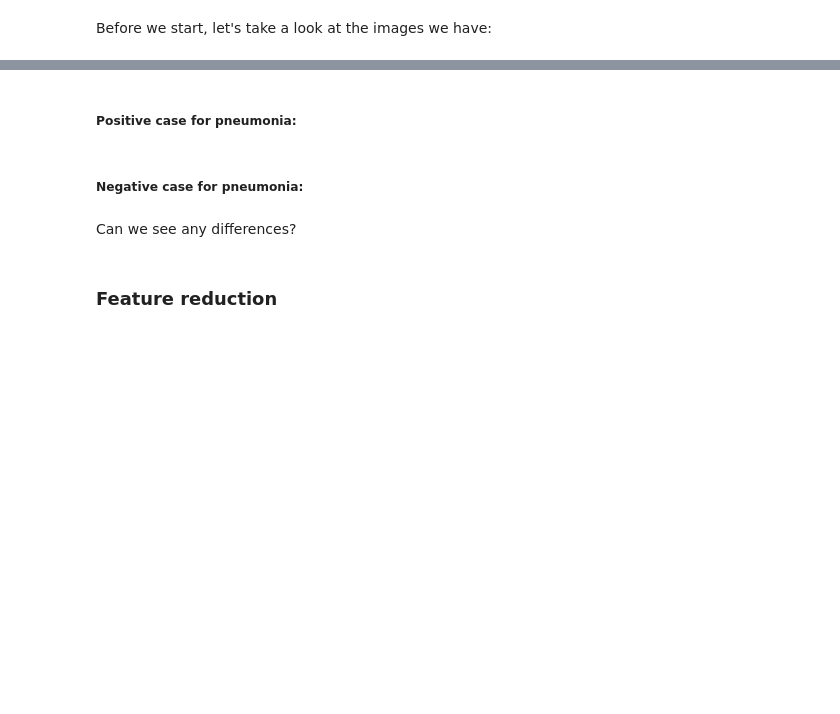
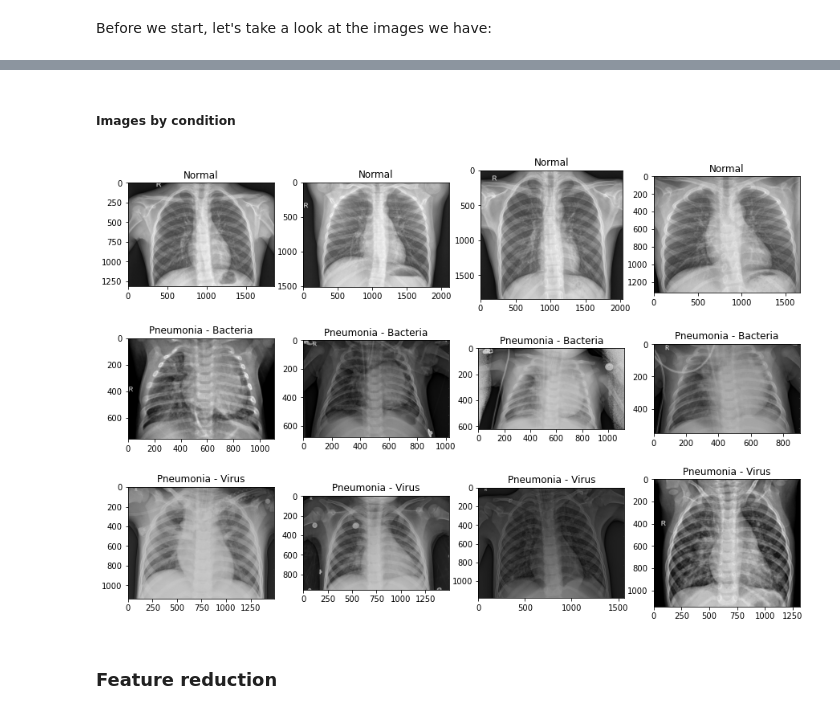
Before and after one commit to Zivbz/Kaggle---project---Xray-scans, a Jupyter notebook: chest_xray_project.ipynb, the cells around one changed output, grey strips where cells are left out. Saved outputs shown, nothing was run; the diff lists cells and outputs as text; code cells hidden in the pictures; blank space fills up the shorter version.

```diff
--- a/chest_xray_project.ipynb
+++ b/chest_xray_project.ipynb
@@ -101,9 +279,28 @@ Before advancing to the next part, let's have a look on positive and negative pn
-# %% [markdown]
-##### Positive case for pneumonia:
-# %% [markdown]
-##### Negative case for pneumonia:
-# %% [markdown]
-Can we see any differences?
+# %% [markdown]
+##### Images by condition
+# %%
+temp_normal = test.loc[test['condition'] == 0]
+temp_bacteria = test.loc[test['condition'] == 1]
+temp_virus = test.loc[test['condition'] == 2]
+# %%
+fig, ax = plt.subplots(3,4)
+
+for i in range(4):
+    n_img = cv2.imread(temp_normal['img_path'].iloc[i])
+    ax[0,i].imshow(n_img)
+    ax[0,i].set_title('Normal')
+
+    b_img = cv2.imread(temp_bacteria['img_path'].iloc[i])
+    ax[1,i].imshow(b_img)
+    ax[1,i].set_title('Pneumonia - Bacteria')
+
+    v_img = cv2.imread(temp_virus['img_path'].iloc[i])
+    ax[2,i].imshow(v_img)
+    ax[2,i].set_title('Pneumonia - Virus')
+
+plt.show()
+# %% [output]
+[figure, added]
 # %% [markdown]
 ### Feature reduction
 # %% [markdown]
```
Also changed, not shown: parts of 32 cells of this notebook.
